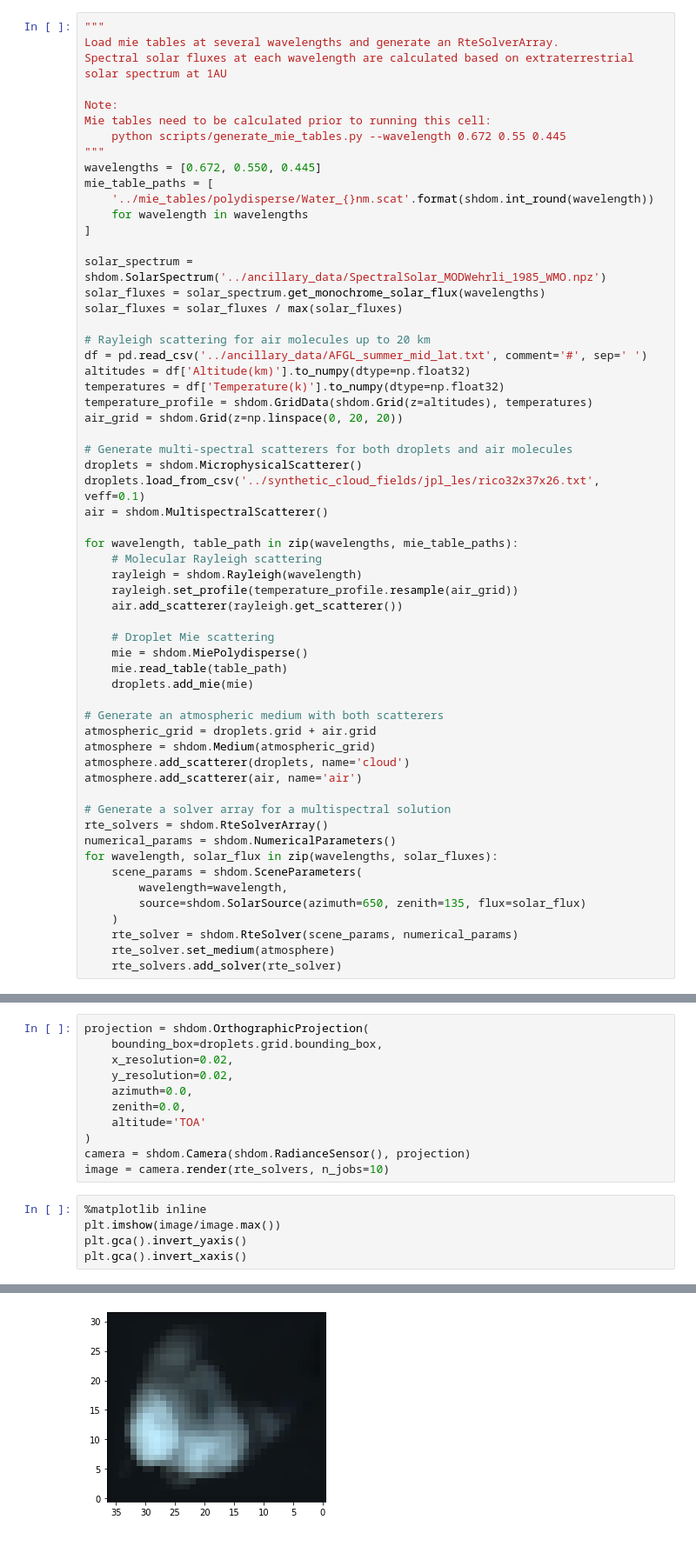
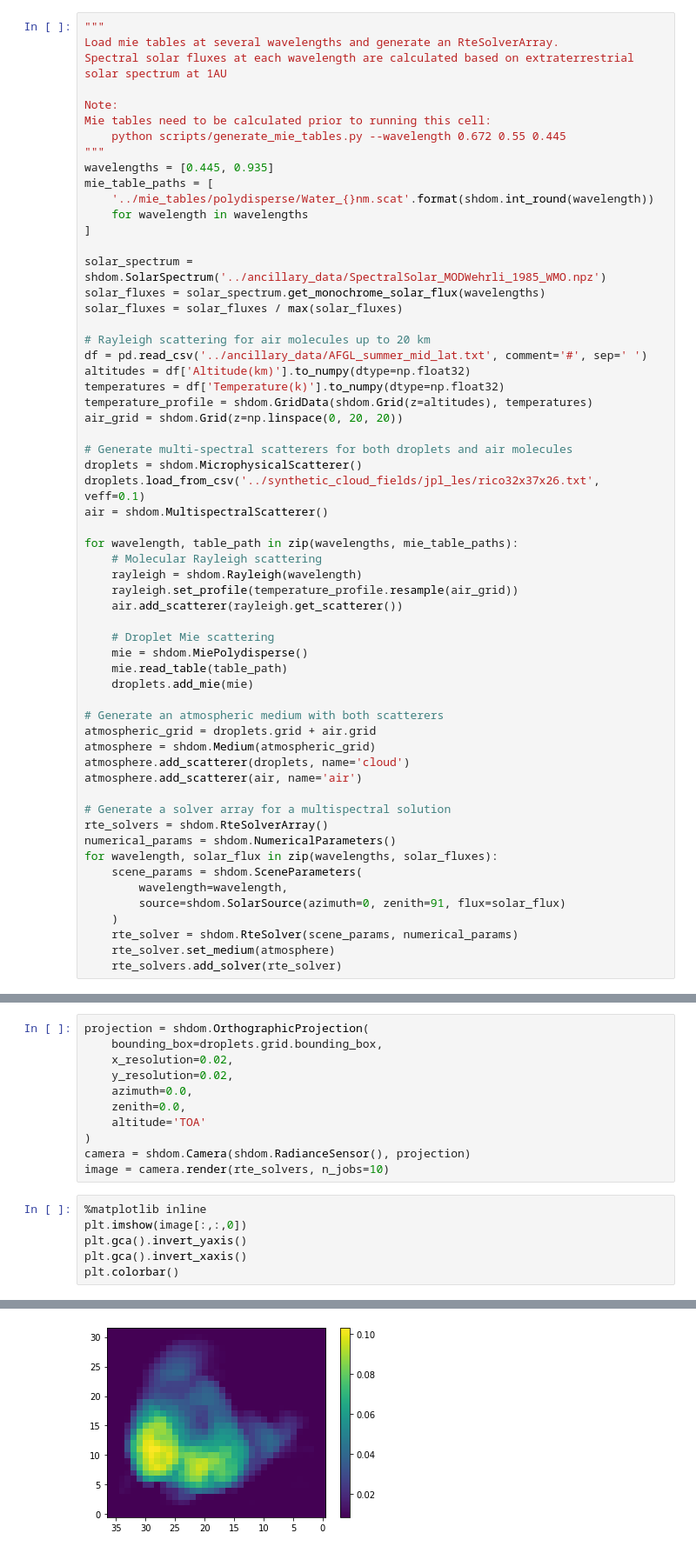
Before and after one commit to aviadlevis/pyshdom, a Jupyter notebook: notebooks/Radiance Rendering [Multispectral].ipynb, the cells around one changed output, grey strips where cells are left out. Shown at 87% size. Cells and saved outputs as stored; diff of their text form.

```diff
--- a/notebooks/Radiance Rendering [Multispectral].ipynb
+++ b/notebooks/Radiance Rendering [Multispectral].ipynb
@@ -35,7 +35,7 @@ Note:
 Mie tables need to be calculated prior to running this cell:
     python scripts/generate_mie_tables.py --wavelength 0.672 0.55 0.445
 """
-wavelengths = [0.672, 0.550, 0.445]
+wavelengths = [0.445, 0.935]
 mie_table_paths = [
     '../mie_tables/polydisperse/Water_{}nm.scat'.format(shdom.int_round(wavelength))
     for wavelength in wavelengths
@@ -80,7 +80,7 @@ numerical_params = shdom.NumericalParameters()
 for wavelength, solar_flux in zip(wavelengths, solar_fluxes):
     scene_params = shdom.SceneParameters(
         wavelength=wavelength,
-        source=shdom.SolarSource(azimuth=650, zenith=135, flux=solar_flux)
+        source=shdom.SolarSource(azimuth=0, zenith=91, flux=solar_flux)
     )
     rte_solver = shdom.RteSolver(scene_params, numerical_params)
     rte_solver.set_medium(atmosphere)
@@ -109,7 +108,8 @@ camera = shdom.Camera(shdom.RadianceSensor(), projection)
 image = camera.render(rte_solvers, n_jobs=10)
 # %%
 %matplotlib inline
-plt.imshow(image/image.max())
+plt.imshow(image[:,:,0])
 plt.gca().invert_yaxis()
 plt.gca().invert_xaxis()
+plt.colorbar()
 # %% [output]
@@ -116 +117 @@ plt.gca().invert_xaxis()
-[figure, old version]
+[figure, new version]
```
Also changed, not shown: parts of 4 cells of this notebook, 8 other files.
